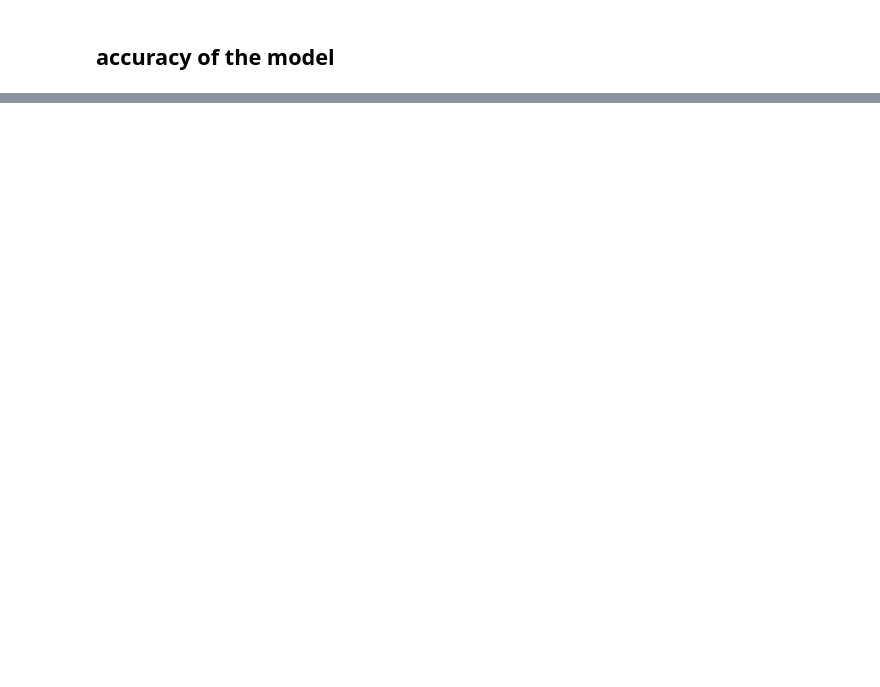
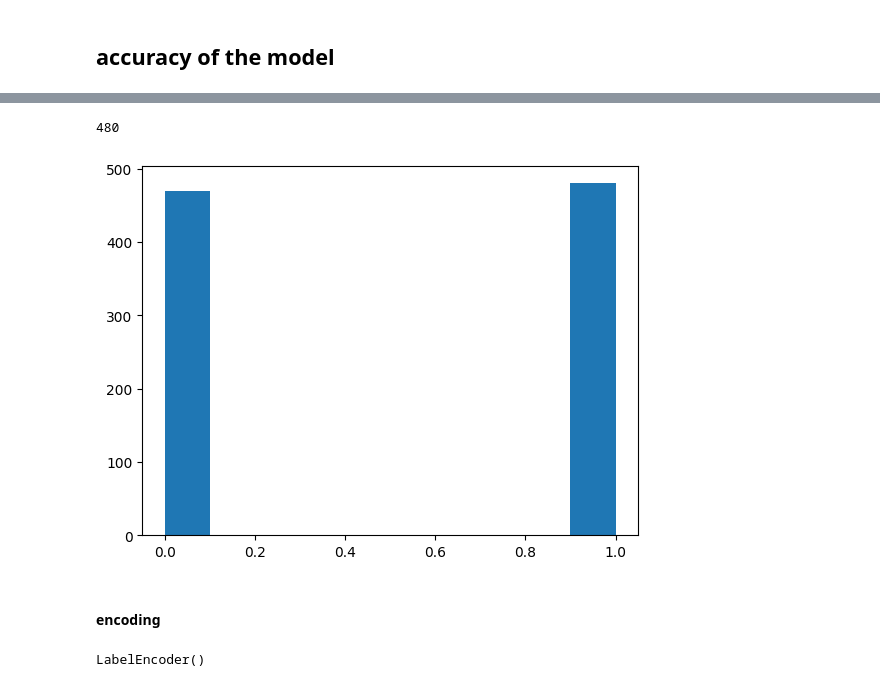
Before and after one commit to patrickevans29/ipl_prediction_model, a Jupyter notebook: notebooks/XGboost_model.ipynb, the cells around one changed output, grey strips where cells are left out. Saved outputs shown, nothing was run; the diff lists cells and outputs as text; code cells hidden in the pictures; blank space fills up the shorter version.

```diff
--- a/notebooks/XGboost_model.ipynb
+++ b/notebooks/XGboost_model.ipynb
@@ -200,0 +243,2 @@ accuracy
+# %%
+df = df_xg.copy()
@@ -200,0 +247,3 @@ accuracy
+# %%
+df['Team1_Win'] = (df['Team1'] == df['WinningTeam']).astype(int)
+df.head()
@@ -200,0 +257,10 @@ accuracy
+# %%
+(df["Team1_Win"] == True).sum()
+# %% [output]
+480
+# %%
+plt.hist(df["Team1_Win"]);
+# %% [output]
+[figure, added]
+# %% [markdown]
+#### encoding
@@ -200,0 +279,5 @@ accuracy
+# %%
+label_encoder = LabelEncoder()
+label_encoder.fit(df_encoded['TossDecision'])
+# %% [output]
+LabelEncoder()
```
Also changed, not shown: parts of 74 cells of this notebook.
